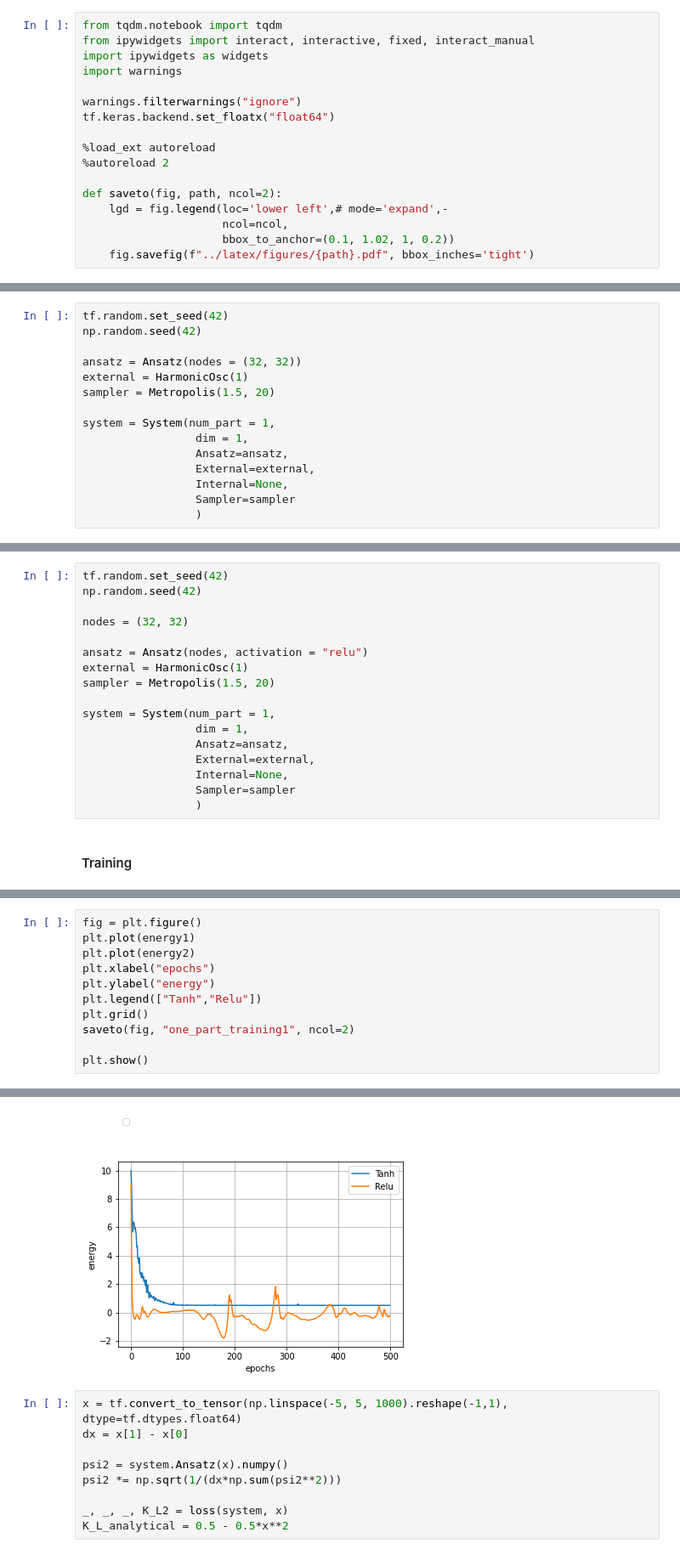
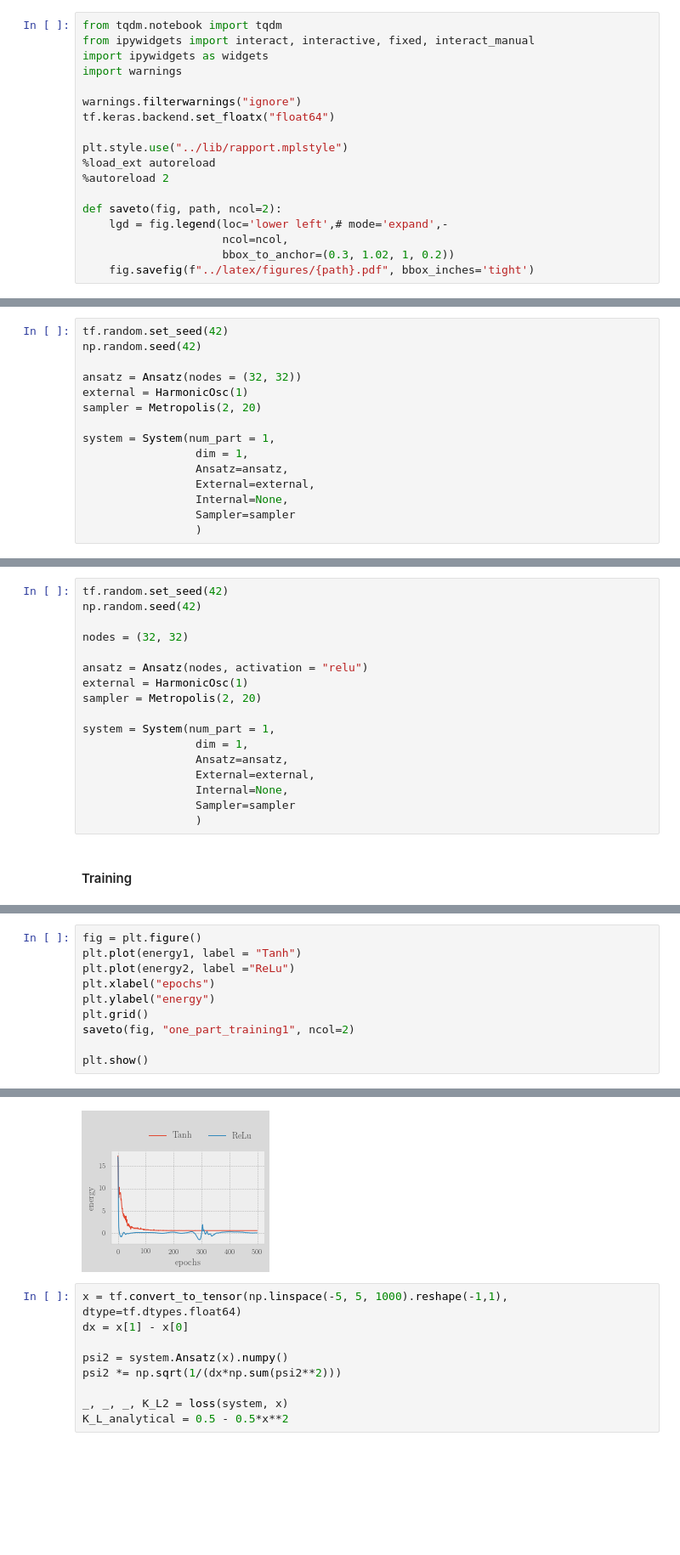
Before and after one commit to KristianWold/FYS4411, a Jupyter notebook: Project2/notebooks/DNN one particle.ipynb, the cells around one changed output, grey strips where cells are left out. Shown at 85% size. Cells and saved outputs as stored; diff of their text form; blank space fills up the shorter version.

```diff
--- a/Project2/notebooks/DNN one particle.ipynb
+++ b/Project2/notebooks/DNN one particle.ipynb
@@ -16,13 +16,14 @@ import warnings
 warnings.filterwarnings("ignore")
 tf.keras.backend.set_floatx("float64")
 
+plt.style.use("../lib/rapport.mplstyle")
 %load_ext autoreload
 %autoreload 2
 
 def saveto(fig, path, ncol=2):
     lgd = fig.legend(loc='lower left',# mode='expand',-
                      ncol=ncol,
-                     bbox_to_anchor=(0.1, 1.02, 1, 0.2))
+                     bbox_to_anchor=(0.3, 1.02, 1, 0.2))
     fig.savefig(f"../latex/figures/{path}.pdf", bbox_inches='tight')
 # %%
 import logging
@@ -127,7 +128,7 @@ np.random.seed(42)
 
 ansatz = Ansatz(nodes = (32, 32))
 external = HarmonicOsc(1)
-sampler = Metropolis(1.5, 20)
+sampler = Metropolis(2, 20)
 
 system = System(num_part = 1,
                  dim = 1,
@@ -220,7 +221,7 @@ nodes = (32, 32)
 
 ansatz = Ansatz(nodes, activation = "relu")
 external = HarmonicOsc(1)
-sampler = Metropolis(1.5, 20)
+sampler = Metropolis(2, 20)
 
 system = System(num_part = 1,
                  dim = 1,
@@ -245,10 +246,9 @@ epoch: 400, Energy: -0.13162748446002903
 # %%
 fig = plt.figure()
-plt.plot(energy1)
-plt.plot(energy2)
+plt.plot(energy1, label = "Tanh")
+plt.plot(energy2, label ="ReLu")
 plt.xlabel("epochs")
 plt.ylabel("energy")
-plt.legend(["Tanh","Relu"])
 plt.grid()
 saveto(fig, "one_part_training1", ncol=2)
 
@@ -258,4 +257,4 @@ No handles with labels found to put in legend.
-[figure, old version]
+[figure, new version]
 # %%
 x = tf.convert_to_tensor(np.linspace(-5, 5, 1000).reshape(-1,1), dtype=tf.dtypes.float64)
 dx = x[1] - x[0]
```
Also changed, not shown: parts of 15 cells of this notebook, 13 other files.
